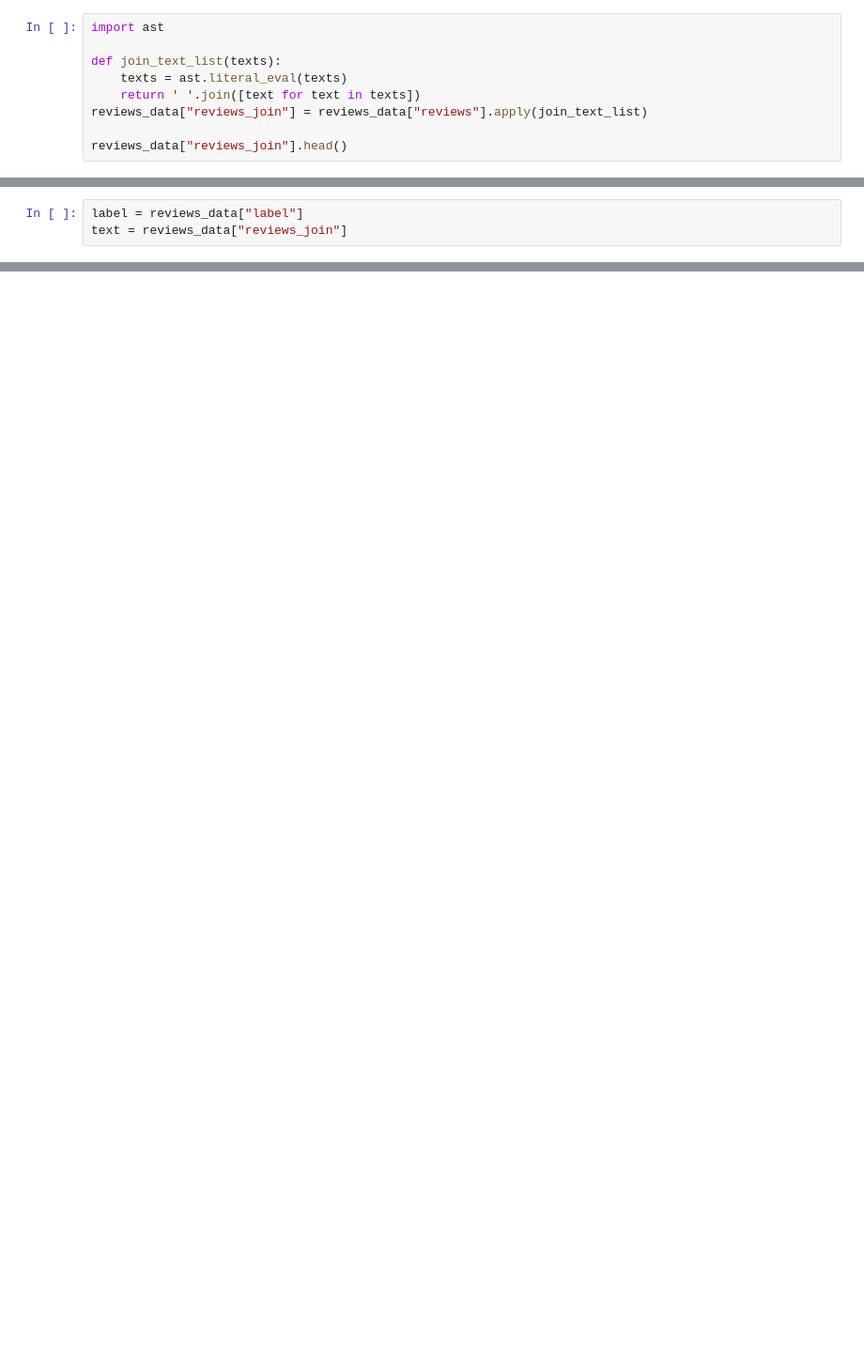
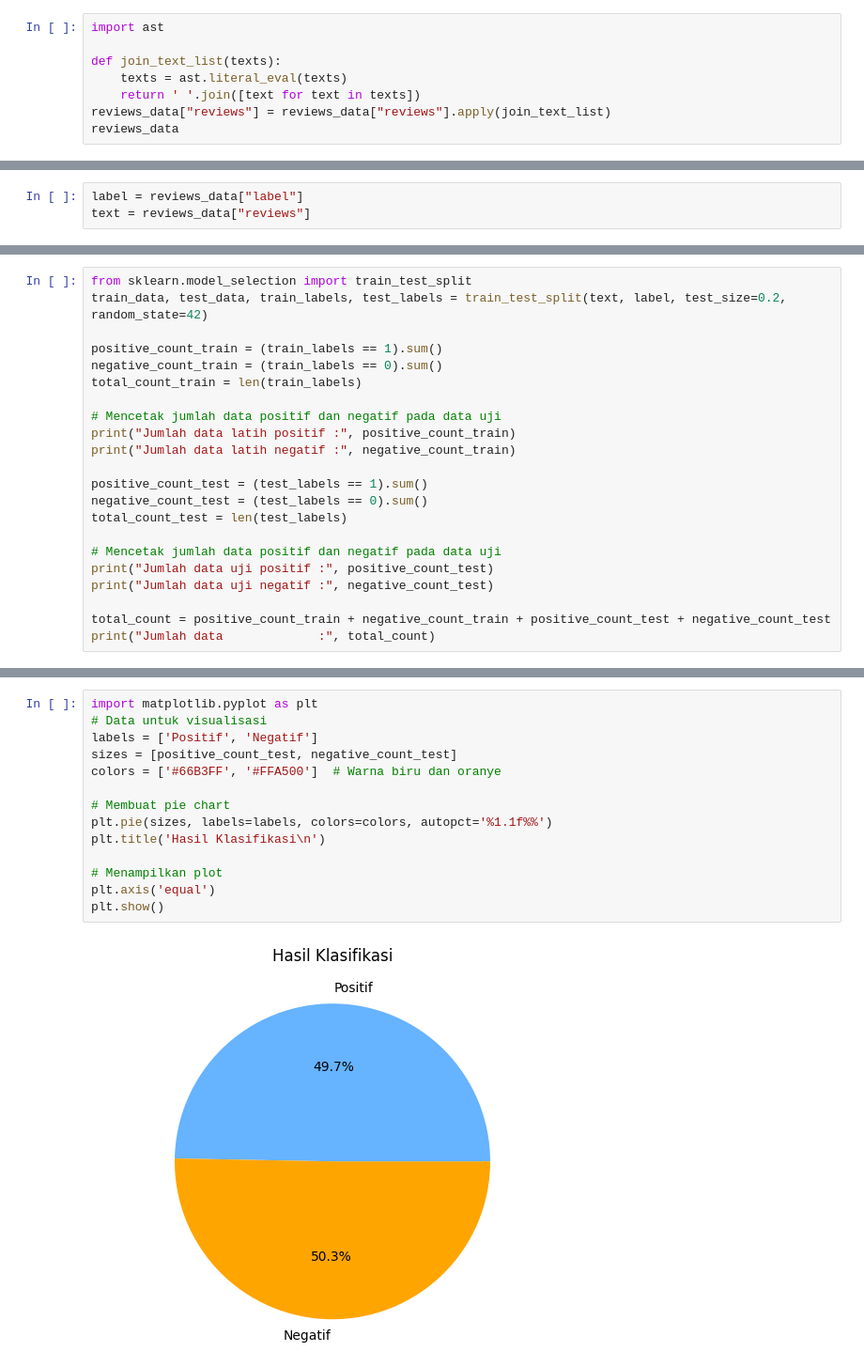
Before and after one commit to Edoalfredo/Final-Project-PPDM, a Jupyter notebook: MNB modelling use 20 percent.ipynb, the cells around one changed output, grey strips where cells are left out. Shown: that part at 94% size. Cells and saved outputs as stored; diff of their text form; blank space fills up the shorter version.

```diff
--- a/MNB modelling use 20 percent.ipynb
+++ b/MNB modelling use 20 percent.ipynb
@@ -19,7 +28,6 @@ import ast
 def join_text_list(texts):
     texts = ast.literal_eval(texts)
     return ' '.join([text for text in texts])
-reviews_data["reviews_join"] = reviews_data["reviews"].apply(join_text_list)
-
-reviews_data["reviews_join"].head()
+reviews_data["reviews"] = reviews_data["reviews"].apply(join_text_list)
+reviews_data
 # %% [output]
@@ -46,3 +47,3 @@ reviews_data.head(10)
 # %%
 label = reviews_data["label"]
-text = reviews_data["reviews_join"]
+text = reviews_data["reviews"]
@@ -67,0 +52,22 @@ normalized_TF_vector_train = normalize(TF_vector_train, norm='l1', axis=1)
+# %%
+from sklearn.model_selection import train_test_split
+train_data, test_data, train_labels, test_labels = train_test_split(text, label, test_size=0.2, random_state=42)
+
+positive_count_train = (train_labels == 1).sum()
+negative_count_train = (train_labels == 0).sum()
+total_count_train = len(train_labels)
+
+# Mencetak jumlah data positif dan negatif pada data uji
+print("Jumlah data latih positif :", positive_count_train)
+print("Jumlah data latih negatif :", negative_count_train)
+
+positive_count_test = (test_labels == 1).sum()
+negative_count_test = (test_labels == 0).sum()
+total_count_test = len(test_labels)
+
+# Mencetak jumlah data positif dan negatif pada data uji
+print("Jumlah data uji positif :", positive_count_test)
+print("Jumlah data uji negatif :", negative_count_test)
+
+total_count = positive_count_train + negative_count_train + positive_count_test + negative_count_test
+print("Jumlah data             :", total_count)
@@ -88,0 +229,16 @@ tf_mat_test_selected = selector.transform(normalized_TF_vector_test)
+# %%
+import matplotlib.pyplot as plt
+# Data untuk visualisasi
+labels = ['Positif', 'Negatif']
+sizes = [positive_count_test, negative_count_test]
+colors = ['#66B3FF', '#FFA500']  # Warna biru dan oranye
+
+# Membuat pie chart
+plt.pie(sizes, labels=labels, colors=colors, autopct='%1.1f%%')
+plt.title('Hasil Klasifikasi\n')
+
+# Menampilkan plot
+plt.axis('equal')
+plt.show()
+# %% [output]
+[figure, added]
```
Also changed, not shown: parts of 23 cells of this notebook, 14 other files.
